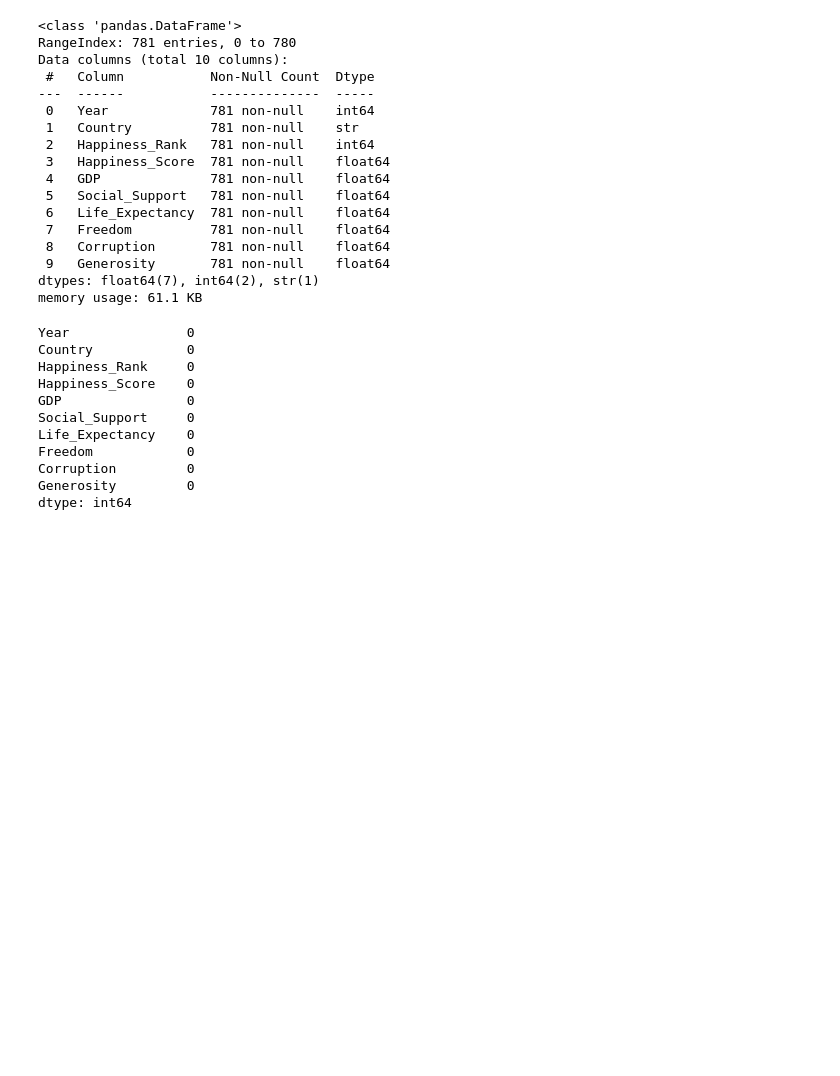
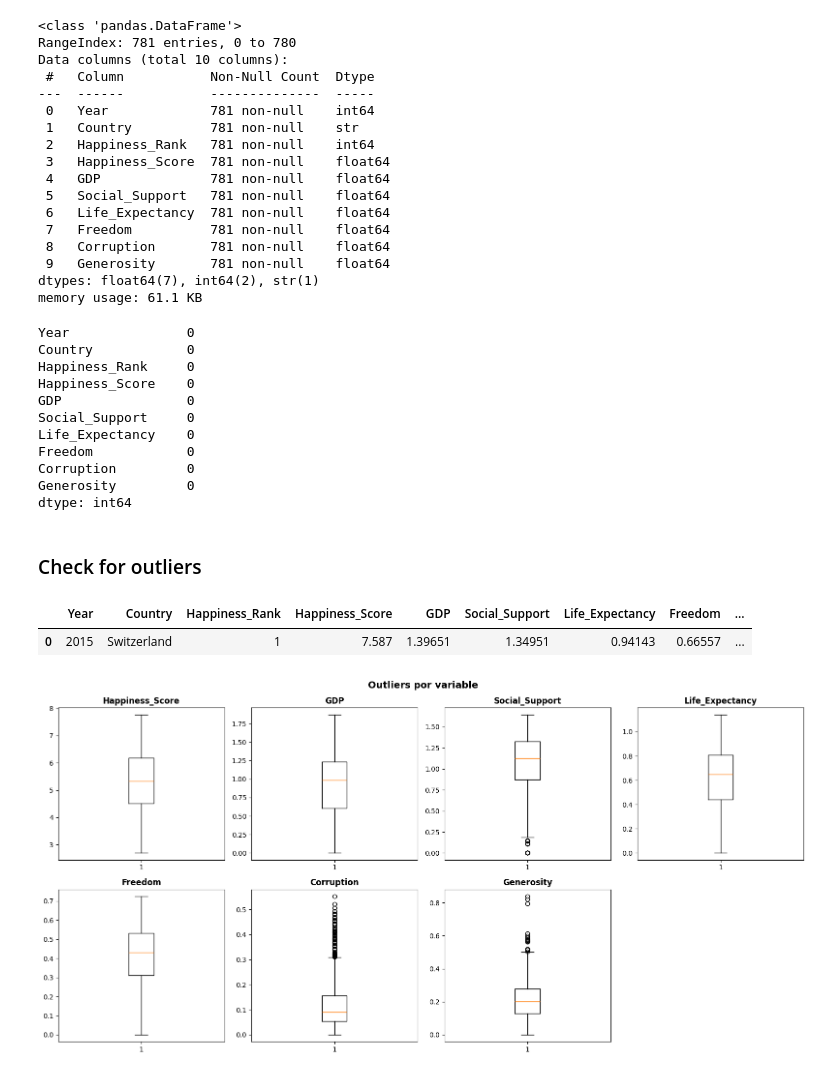
Before and after one commit to Salo018/Workshop-003, a Jupyter notebook: notebooks/eda.ipynb, the cells around one changed output. Saved outputs shown, nothing was run; the diff lists cells and outputs as text; code cells hidden in the pictures; blank space fills up the shorter version.

Commit message:
Add the statistical summary, outlier exploration, and EDA dashboard visualization image

```diff
--- a/notebooks/eda.ipynb
+++ b/notebooks/eda.ipynb
@@ -223,3 +223,29 @@ Freedom            0
 Corruption         0
 Generosity         0
 dtype: int64
+# %% [markdown]
+### Check for outliers
+# %%
+df.head(1)
+# %% [output]
+|  | Year | Country | Happiness_Rank | Happiness_Score | GDP | Social_Support | Life_Expectancy | Freedom | ... |
+| 0 | 2015 | Switzerland | 1 | 7.587 | 1.39651 | 1.34951 | 0.94143 | 0.66557 | ... |
+# %%
+#Boxplot for detecting outliers
+cols = [c for c in df.columns if c not in ['Year', 'Country', 'Happiness_Rank']]
+
+fig, axes = plt.subplots(2, 4, figsize=(16, 8))
+axes = axes.flatten()
+
+for i, col in enumerate(cols):
+    axes[i].boxplot(df[col].dropna())
+    axes[i].set_title(col, fontweight='bold')
+
+for j in range(i + 1, len(axes)):
+    fig.delaxes(axes[j])
+
+plt.suptitle('Outliers por variable', fontsize=14, fontweight='bold')
+plt.tight_layout()
+plt.show()
+# %% [output]
+[figure, added]
```
Also changed, not shown: parts of 3 cells of this notebook, 1 other file.
